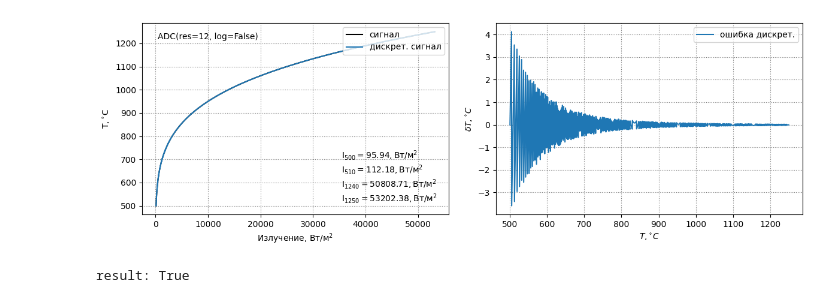
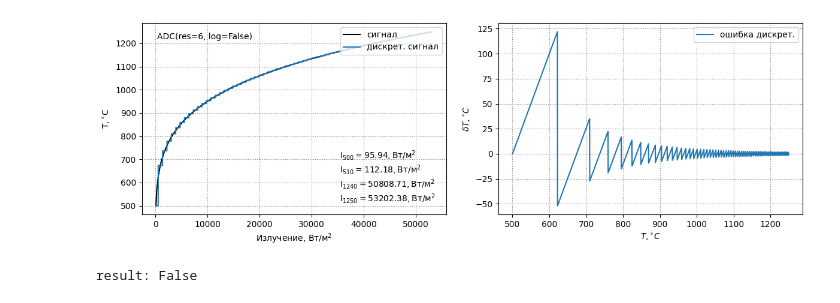
Before and after one commit to Exinker/optical-pyrometer, a Jupyter notebook: app.ipynb, the cells around one changed output. Saved outputs shown, nothing was run; the diff lists cells and outputs as text; code cells hidden in the pictures.

```diff
--- a/app.ipynb
+++ b/app.ipynb
@@ -22,15 +26,15 @@ plt.show()
 # %%
 result = run_experiment(
     temperature_range=temperature_range,
     sensitivity_range=sensitivity_range,
     adc=ADC(
-        resolution=12,
+        resolution=6,
         log=False,
     ),
     # relative=True,
 )
 
 print(f'result: {repr(result)}')
 # %% [output]
-[figure, old version]
+[figure, new version]
-result: True
+result: False
```
Also changed, not shown: parts of 3 cells of this notebook, 4 other files.
